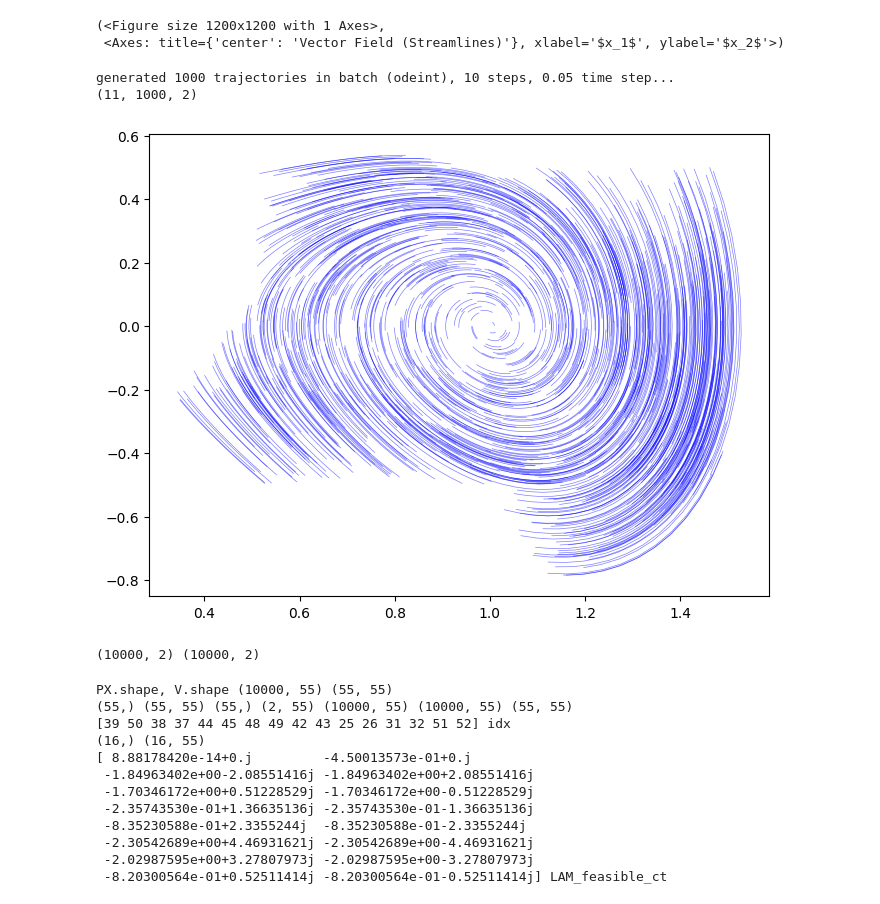
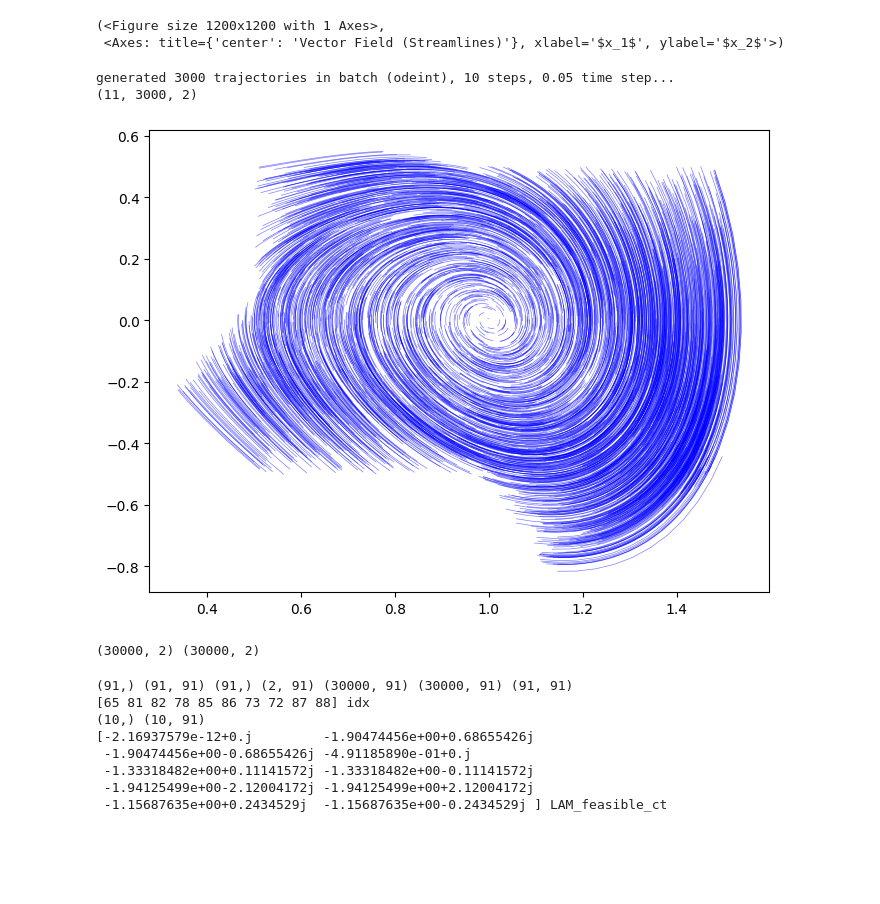
Before and after one commit to JianqiangDing/Residual-Dynamic-Mode-Decomposition, a Jupyter notebook: examples/DUFF_REA_BOX_AE.ipynb, the cells around one changed output. Cells and saved outputs as stored; diff of their text form; code cells hidden in the pictures; blank space fills up the shorter version.

```diff
--- a/examples/DUFF_REA_BOX_AE.ipynb
+++ b/examples/DUFF_REA_BOX_AE.ipynb
@@ -38,38 +38,38 @@ Ignoring fixed y limits to fulfill fixed data aspect with adjustable data limits
 # %%
 # set the seed for reproducibility
 np.random.seed(42)
 
-DELTA_T = 0.05
+DT = 0.05
 
 # generate the trajectory data
 traj_data = ddrv.common.generate_trajectory_data(
     duffing_oscillator,
     domain=[[0.5, 1.5], [-0.5, 0.5]],
-    num_samples=1000,
+    num_samples=3000,
     num_steps=10,
-    delta_t=0.05,
+    dt=DT,
 )
 print(traj_data.shape)
 
 # visualize the trajectory data
 ddrv.viz.vis_trajectory_2d(traj_data)
 # %% [output]
-generated 1000 trajectories in batch (odeint), 10 steps, 0.05 time step...
-(11, 1000, 2)
+generated 3000 trajectories in batch (odeint), 10 steps, 0.05 time step...
+(11, 3000, 2)
-[figure, old version]
+[figure, new version]
 # %%
 # now split the trajectory data into X and Y arrays, X refers the current state, Y refers the next state
 X = traj_data[:-1, :, :].reshape(-1, 2)
 Y = traj_data[1:, :, :].reshape(-1, 2)
 print(X.shape, Y.shape)
 # %% [output]
-(10000, 2) (10000, 2)
+(30000, 2) (30000, 2)
 # %%
 # apply the resdmd algorithm
 
 
 LAM, V, residuals, observables, PX, PY, K = ddrv.algo.resdmd(
-    X, Y, observe_params={"basis": "poly", "degree": 9}
+    X, Y, observe_params={"basis": "poly", "degree": 12}
 )
 
 print(
@@ -82,7 +82,7 @@ print(
     K.shape,
 )
 
-threshold = 1e-3  # threshold of residuals for selecting the feasible eigenpairs
+threshold = 1e-4  # threshold of residuals for selecting the feasible eigenpairs
 # get the eigenvalues and eigenvectors with residuals less than the threshold
 idx_candidates = np.where(residuals < threshold)[0]
 # sort the indices by residuals from smallest to largest
@@ -96,18 +96,14 @@ V_feasible = V[:, idx].T
 print(LAM_feasible_dt.shape, V_feasible.shape)
 print(LAM_feasible_ct, "LAM_feasible_ct")
 # %% [output]
-PX.shape, V.shape (10000, 55) (55, 55)
-(55,) (55, 55) (55,) (2, 55) (10000, 55) (10000, 55) (55, 55)
-[39 50 38 37 44 45 48 49 42 43 25 26 31 32 51 52] idx
-(16,) (16, 55)
-[ 8.88178420e-14+0.j         -4.50013573e-01+0.j
- -1.84963402e+00-2.08551416j -1.84963402e+00+2.08551416j
- -1.70346172e+00+0.51228529j -1.70346172e+00-0.51228529j
- -2.35743530e-01+1.36635136j -2.35743530e-01-1.36635136j
- -8.35230588e-01+2.3355244j  -8.35230588e-01-2.3355244j
- -2.30542689e+00+4.46931621j -2.30542689e+00-4.46931621j
- -2.02987595e+00+3.27807973j -2.02987595e+00-3.27807973j
- -8.20300564e-01+0.52511414j -8.20300564e-01-0.52511414j] LAM_feasible_ct
+(91,) (91, 91) (91,) (2, 91) (30000, 91) (30000, 91) (91, 91)
+[65 81 82 78 85 86 73 72 87 88] idx
+(10,) (10, 91)
+[-2.16937579e-12+0.j         -1.90474456e+00+0.68655426j
+ -1.90474456e+00-0.68655426j -4.91185890e-01+0.j
+ -1.33318482e+00+0.11141572j -1.33318482e+00-0.11141572j
+ -1.94125499e+00-2.12004172j -1.94125499e+00+2.12004172j
+ -1.15687635e+00+0.2434529j  -1.15687635e+00-0.2434529j ] LAM_feasible_ct
 # %%
 # apply the reachability verification algorithm
 
```
Also changed, not shown: parts of 1 cell of this notebook, 8 other files.
